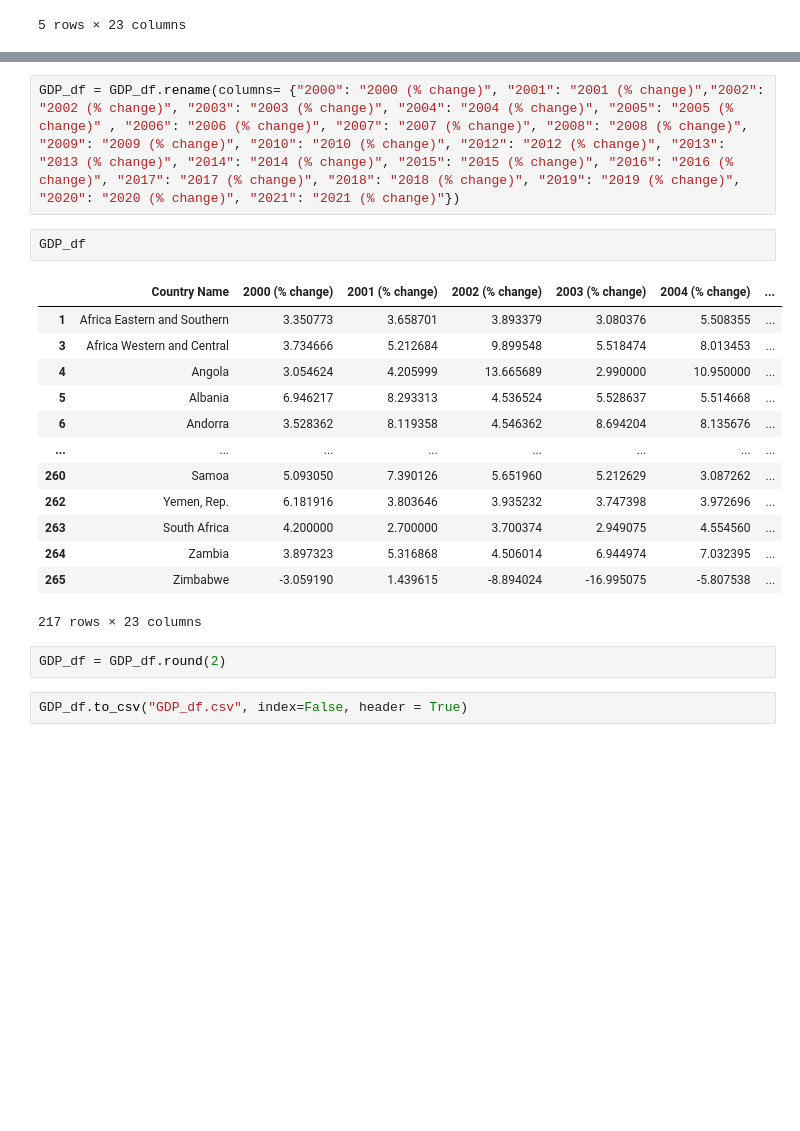
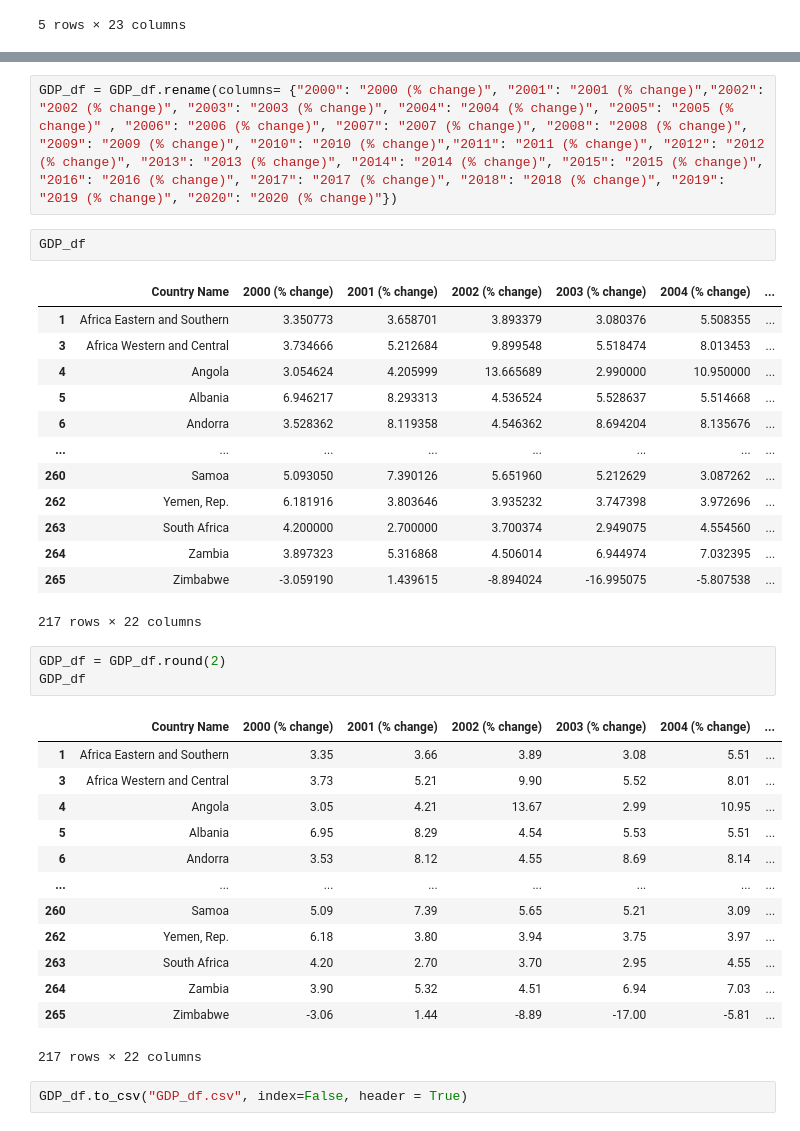
Before and after one commit to LynHJ/ETL-PostgreSQL-MongoDB, a Jupyter notebook: ETL_workbook.ipynb, the cells around one changed output, grey strips where cells are left out. Saved outputs shown, nothing was run; the diff lists cells and outputs as text; blank space fills up the shorter version.

```diff
--- a/ETL_workbook.ipynb
+++ b/ETL_workbook.ipynb
@@ -87,5 +88,5 @@ GDP_df
 # %%
-GDP_df = GDP_df.rename(columns= {"2000": "2000 (% change)", "2001": "2001 (% change)","2002": "2002 (% change)", "2003": "2003 (% change)", "2004": "2004 (% change)", "2005": "2005 (% change)" , "2006": "2006 (% change)", "2007": "2007 (% change)", "2008": "2008 (% change)", "2009": "2009 (% change)", "2010": "2010 (% change)", "2012": "2012 (% change)", "2013": "2013 (% change)", "2014": "2014 (% change)", "2015": "2015 (% change)", "2016": "2016 (% change)", "2017": "2017 (% change)", "2018": "2018 (% change)", "2019": "2019 (% change)", "2020": "2020 (% change)", "2021": "2021 (% change)"})
+GDP_df = GDP_df.rename(columns= {"2000": "2000 (% change)", "2001": "2001 (% change)","2002": "2002 (% change)", "2003": "2003 (% change)", "2004": "2004 (% change)", "2005": "2005 (% change)" , "2006": "2006 (% change)", "2007": "2007 (% change)", "2008": "2008 (% change)", "2009": "2009 (% change)", "2010": "2010 (% change)","2011": "2011 (% change)", "2012": "2012 (% change)", "2013": "2013 (% change)", "2014": "2014 (% change)", "2015": "2015 (% change)", "2016": "2016 (% change)", "2017": "2017 (% change)", "2018": "2018 (% change)", "2019": "2019 (% change)", "2020": "2020 (% change)"})
 # %%
 GDP_df
 # %% [output]
@@ -101,9 +102,24 @@ GDP_df
 | 263 | South Africa | 4.200000 | 2.700000 | 3.700374 | 2.949075 | 4.554560 | ... |
 | 264 | Zambia | 3.897323 | 5.316868 | 4.506014 | 6.944974 | 7.032395 | ... |
 | 265 | Zimbabwe | -3.059190 | 1.439615 | -8.894024 | -16.995075 | -5.807538 | ... |
-217 rows × 23 columns
+217 rows × 22 columns
 # %%
 GDP_df = GDP_df.round(2)
+GDP_df
+# %% [output]
+|  | Country Name | 2000 (% change) | 2001 (% change) | 2002 (% change) | 2003 (% change) | 2004 (% change) | ... |
+| 1 | Africa Eastern and Southern | 3.35 | 3.66 | 3.89 | 3.08 | 5.51 | ... |
+| 3 | Africa Western and Central | 3.73 | 5.21 | 9.90 | 5.52 | 8.01 | ... |
+| 4 | Angola | 3.05 | 4.21 | 13.67 | 2.99 | 10.95 | ... |
+| 5 | Albania | 6.95 | 8.29 | 4.54 | 5.53 | 5.51 | ... |
+| 6 | Andorra | 3.53 | 8.12 | 4.55 | 8.69 | 8.14 | ... |
+| ... | ... | ... | ... | ... | ... | ... | ... |
+| 260 | Samoa | 5.09 | 7.39 | 5.65 | 5.21 | 3.09 | ... |
+| 262 | Yemen, Rep. | 6.18 | 3.80 | 3.94 | 3.75 | 3.97 | ... |
+| 263 | South Africa | 4.20 | 2.70 | 3.70 | 2.95 | 4.55 | ... |
+| 264 | Zambia | 3.90 | 5.32 | 4.51 | 6.94 | 7.03 | ... |
+| 265 | Zimbabwe | -3.06 | 1.44 | -8.89 | -17.00 | -5.81 | ... |
+217 rows × 22 columns
 # %%
 GDP_df.to_csv("GDP_df.csv", index=False, header = True)
 # %%
```
Also changed, not shown: parts of 9 cells of this notebook, 3 other files.
